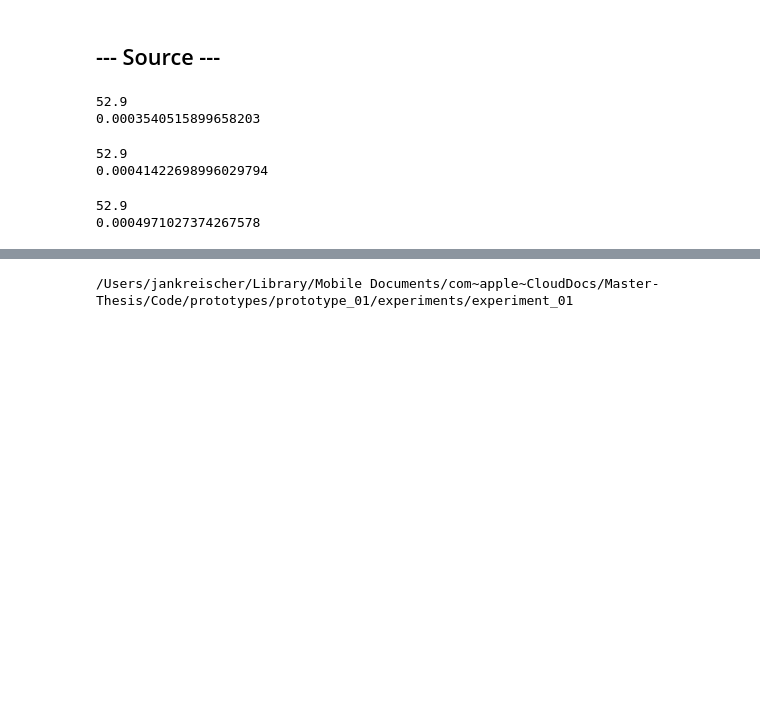
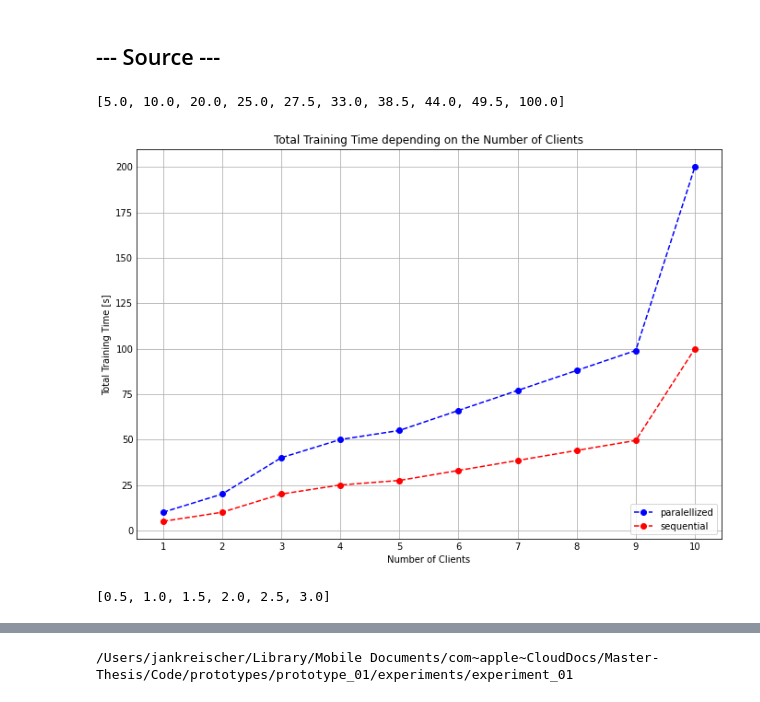
Before and after one commit to jan-kreischer/FedRL-for-IoT-Security, a Jupyter notebook: prototypes/prototype_01/prototype-01.ipynb, the cells around one changed output, grey strips where cells are left out. Saved outputs shown, nothing was run; the diff lists cells and outputs as text; code cells hidden in the pictures; blank space fills up the shorter version.

```diff
--- a/prototypes/prototype_01/prototype-01.ipynb
+++ b/prototypes/prototype_01/prototype-01.ipynb
@@ -560,6 +560,40 @@ class Client:
         plt.show()
 
     #def plot_performance_curve():
+# %%
+training_times = {
+    1: 10,
+    2: 20,
+    3: 40,
+    4: 50,
+    5: 55,
+    6: 66,
+    7: 77,
+    8: 88,
+    9: 99,
+    10: 200
+}
+
+plt.figure(figsize=(9,6))
+xlabel = "Number of Clients"
+ylabel = "Total Training Time"
+plt.xlabel(xlabel)
+plt.ylabel(f"{ylabel} [s]")
+plt.title(f"{ylabel} depending on the {xlabel}")
+plt.xticks(np.arange(1, 11, 1))
+plt.plot(list(training_times.keys()), list(training_times.values()), color="#0000FF", marker='o', linestyle='dashed', label='paralellized')
+plt.plot(list(training_times.keys()), half_training_times, color="#FF0000", marker='o', linestyle='dashed', label='sequential')
+plt.legend(loc ="lower right")
+#half_training_times = list(map( lambda x : x/2, list(training_times.values())))
+print(half_training_times)
+plt.show()
+# %% [output]
+[5.0, 10.0, 20.0, 25.0, 27.5, 33.0, 38.5, 44.0, 49.5, 100.0]
+[figure, added]
+# %%
+list(map( lambda x : x/2, [1,2,3,4,5,6]))
+# %% [output]
+[0.5, 1.0, 1.5, 2.0, 2.5, 3.0]
 # %%
 #NR_ROUNDS = 10
 #NR_EPISODES_PER_ROUND = 1000
@@ -870,39 +904,3 @@ class Server:
             plt.xlabel('Round')
             plt.ylabel('Accuracy [%]')
             plt.show()
-# %%
-import time
-
-start = time.time()
-
-print(23*2.3)
-
-end = time.time()
-print(end - start)
-# %% [output]
-52.9
-0.0003540515899658203
-# %%
-from timeit import default_timer as timer
-
-start = timer()
-
-print(23*2.3)
-
-end = timer()
-print(end - start)
-# %% [output]
-52.9
-0.00041422698996029794
-# %%
-import time
-
-start_time = time.time()
-print(23*2.3)
-end_time = time.time()
-
-timer = end_time - start_time
-print(timer)
-# %% [output]
-52.9
-0.0004971027374267578
```
Also changed, not shown: parts of 21 cells of this notebook.
